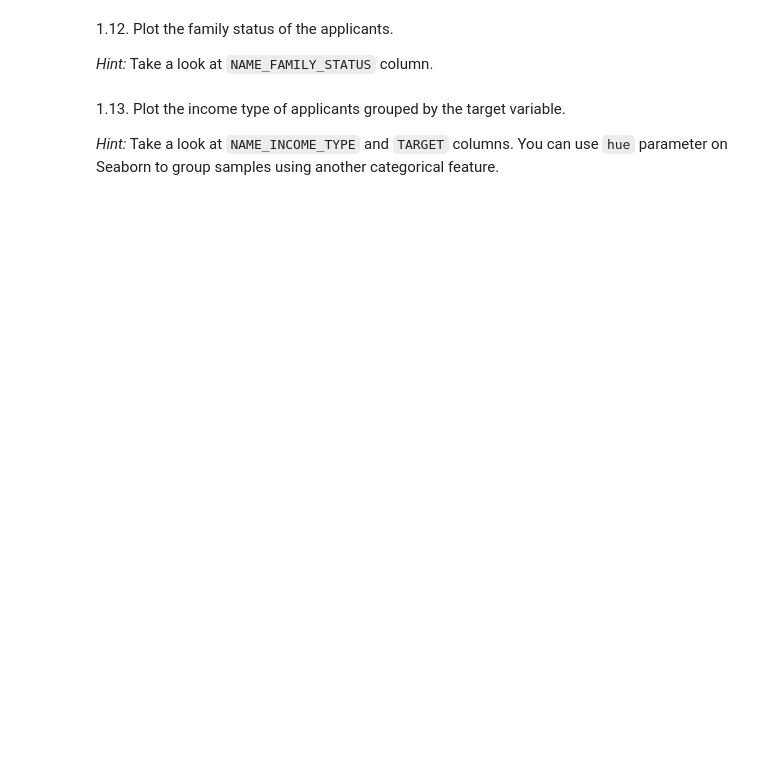
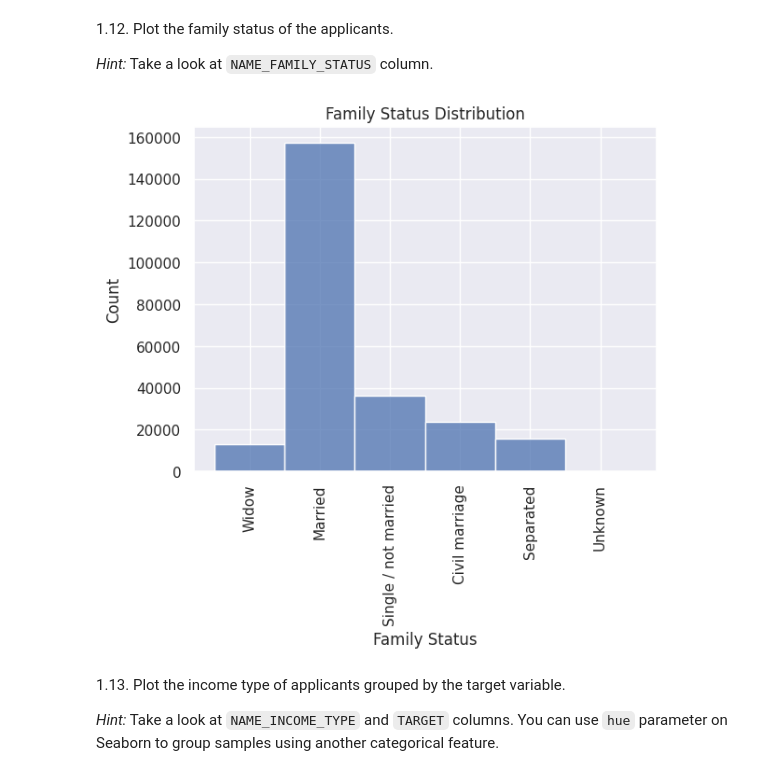
Before and after one commit to murru-dev/anyone-ai-project-2, a Jupyter notebook: AnyoneAI - Sprint Project 02.ipynb, the cells around one changed output. Saved outputs shown, nothing was run; the diff lists cells and outputs as text; code cells hidden in the pictures; blank space fills up the shorter version.

```diff
--- a/AnyoneAI - Sprint Project 02.ipynb
+++ b/AnyoneAI - Sprint Project 02.ipynb
@@ -356,3 +343,11 @@ sns.barplot(x='employee', y='sales', data=df).set(title='Default Width')
+# %%
+### TODO Complete in this cell: family status
+sns.histplot(x=df['NAME_FAMILY_STATUS'], fill=True, bins=30).set_title('Family Status Distribution')
+plt.xlabel('Family Status')
+plt.xticks(rotation=90)
+plt.show()
+# %% [output]
+[figure, added]
 # %% [markdown]
 1.13. Plot the income type of applicants grouped by the target variable.
 
```
Also changed, not shown: parts of 11 cells of this notebook.
